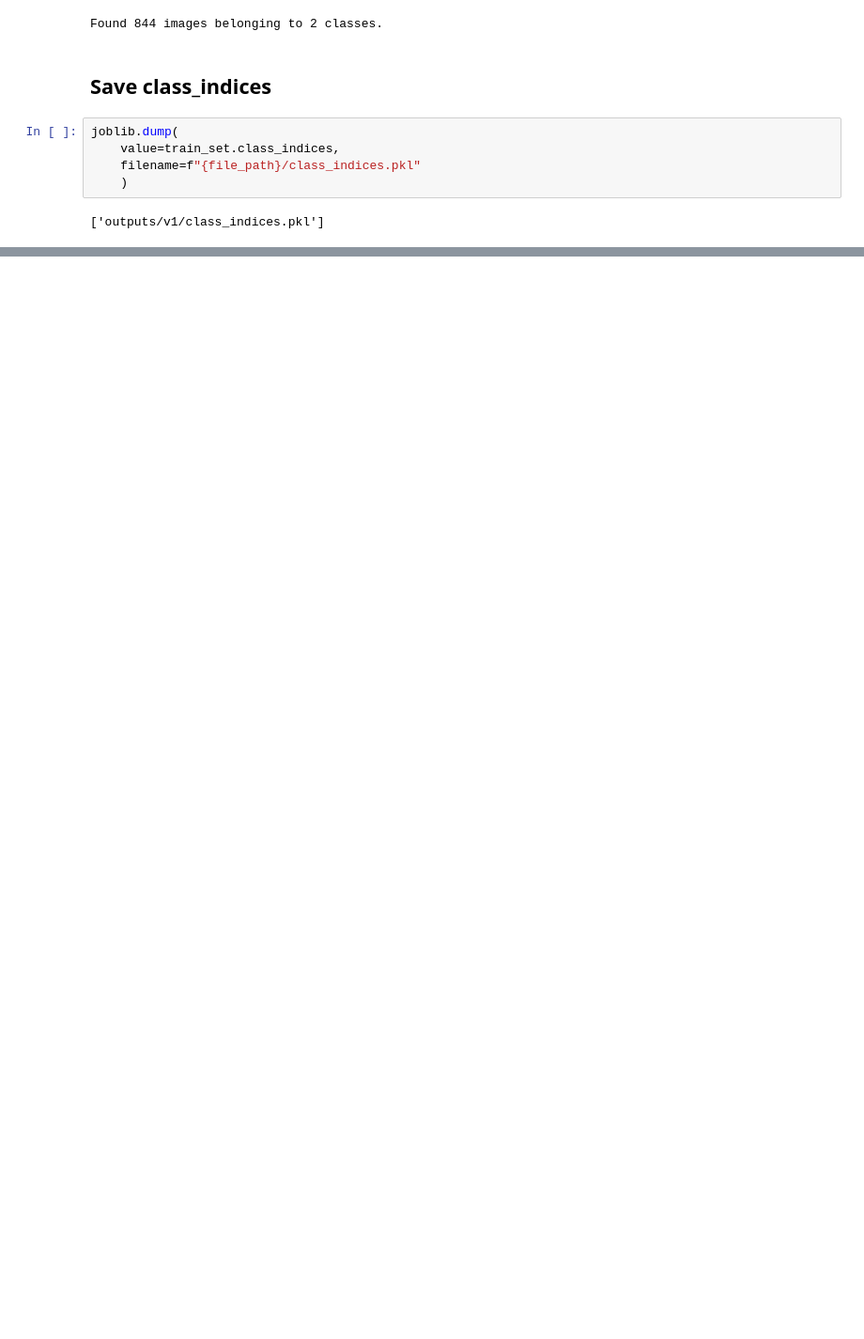
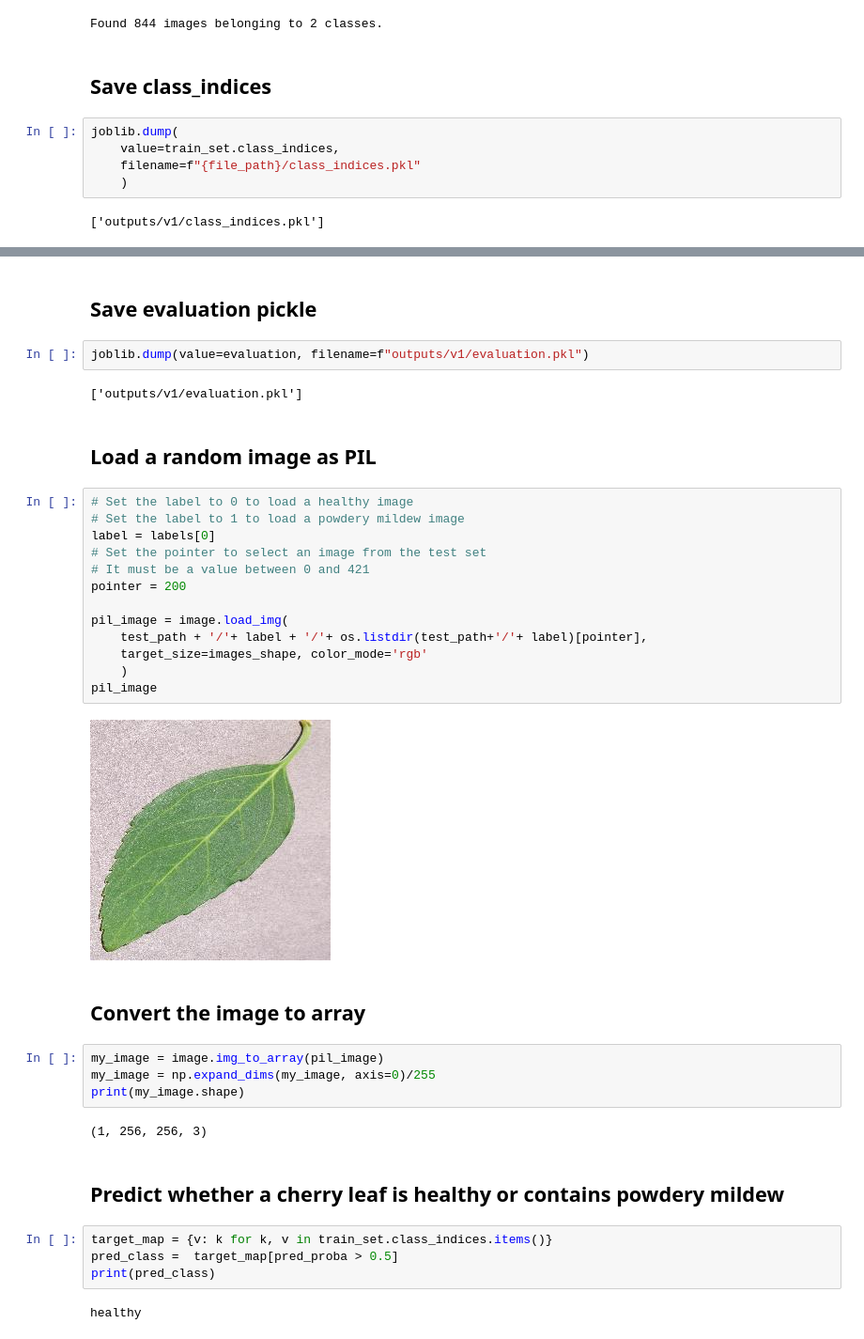
Before and after one commit to Code-Institute-Submissions/TitanJoe-Project_five, a Jupyter notebook: jupyter_notebooks/3_modelling_and_evaluating.ipynb, the cells around one changed output, grey strips where cells are left out. Shown at 94% size. Drawn from its saved outputs; the diff is of its cells as text; blank space fills up the shorter version.

```diff
--- a/jupyter_notebooks/3_modelling_and_evaluating.ipynb
+++ b/jupyter_notebooks/3_modelling_and_evaluating.ipynb
@@ -133,0 +237,39 @@ joblib.dump(
+# %% [markdown]
+## Save evaluation pickle
+# %%
+joblib.dump(value=evaluation, filename=f"outputs/v1/evaluation.pkl")
+# %% [output]
+['outputs/v1/evaluation.pkl']
+# %% [markdown]
+## Load a random image as PIL
+# %%
+# Set the label to 0 to load a healthy image
+# Set the label to 1 to load a powdery mildew image
+label = labels[0]
+# Set the pointer to select an image from the test set
+# It must be a value between 0 and 421
+pointer = 200
+
+pil_image = image.load_img(
+    test_path + '/'+ label + '/'+ os.listdir(test_path+'/'+ label)[pointer],
+    target_size=images_shape, color_mode='rgb'
+    )
+pil_image
+# %% [output]
+[figure, added]
+# %% [markdown]
+## Convert the image to array
+# %%
+my_image = image.img_to_array(pil_image)
+my_image = np.expand_dims(my_image, axis=0)/255
+print(my_image.shape)
+# %% [output]
+(1, 256, 256, 3)
+# %% [markdown]
+## Predict whether a cherry leaf is healthy or contains powdery mildew
+# %%
+target_map = {v: k for k, v in train_set.class_indices.items()}
+pred_class =  target_map[pred_proba > 0.5]
+print(pred_class)
+# %% [output]
+healthy
```
Also changed, not shown: parts of 20 cells of this notebook, 5 other files.
